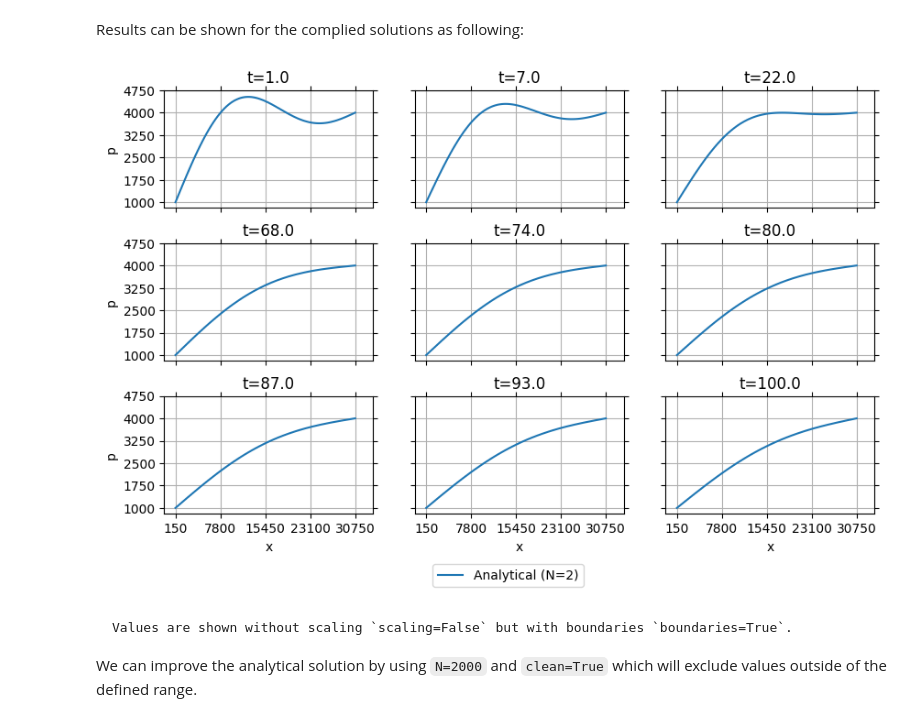
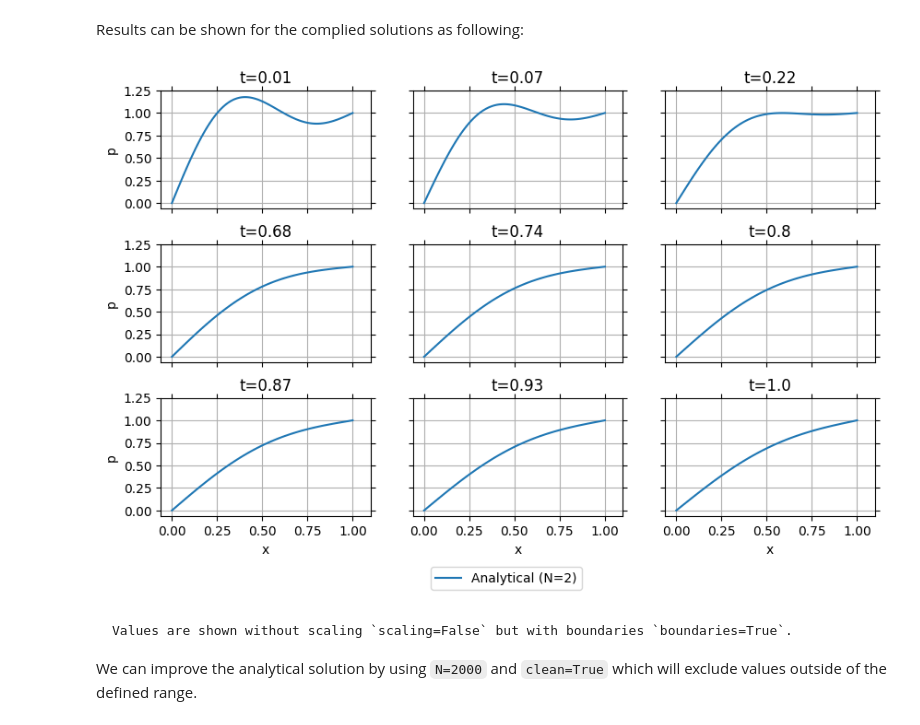
Before and after one commit to hiesabx/reservoirflow, a Jupyter notebook: docs/source/user_guide/tutorials/tutorial_different_solutions_1D1P.ipynb, the cells around one changed output. Saved outputs shown, nothing was run; the diff lists cells and outputs as text; code cells hidden in the pictures.

````diff
--- a/docs/source/user_guide/tutorials/tutorial_different_solutions_1D1P.ipynb
+++ b/docs/source/user_guide/tutorials/tutorial_different_solutions_1D1P.ipynb
@@ -251,9 +251,9 @@ model.run(**common_run_config | {"N": N, "clean": False})
 # %% [markdown]
 Results can be shown for the complied solutions as following:
 # %%
-model.plot(boundary=True, scale=False)
+model.plot(boundary=True, scale=True)
 # %% [output]
-[figure, old version]
+[figure, new version]
 # %% [markdown]
 ```{note}
 Values are shown without scaling `scaling=False` but with boundaries `boundaries=True`.
````
Also changed, not shown: parts of 15 cells of this notebook, 17 other files.
